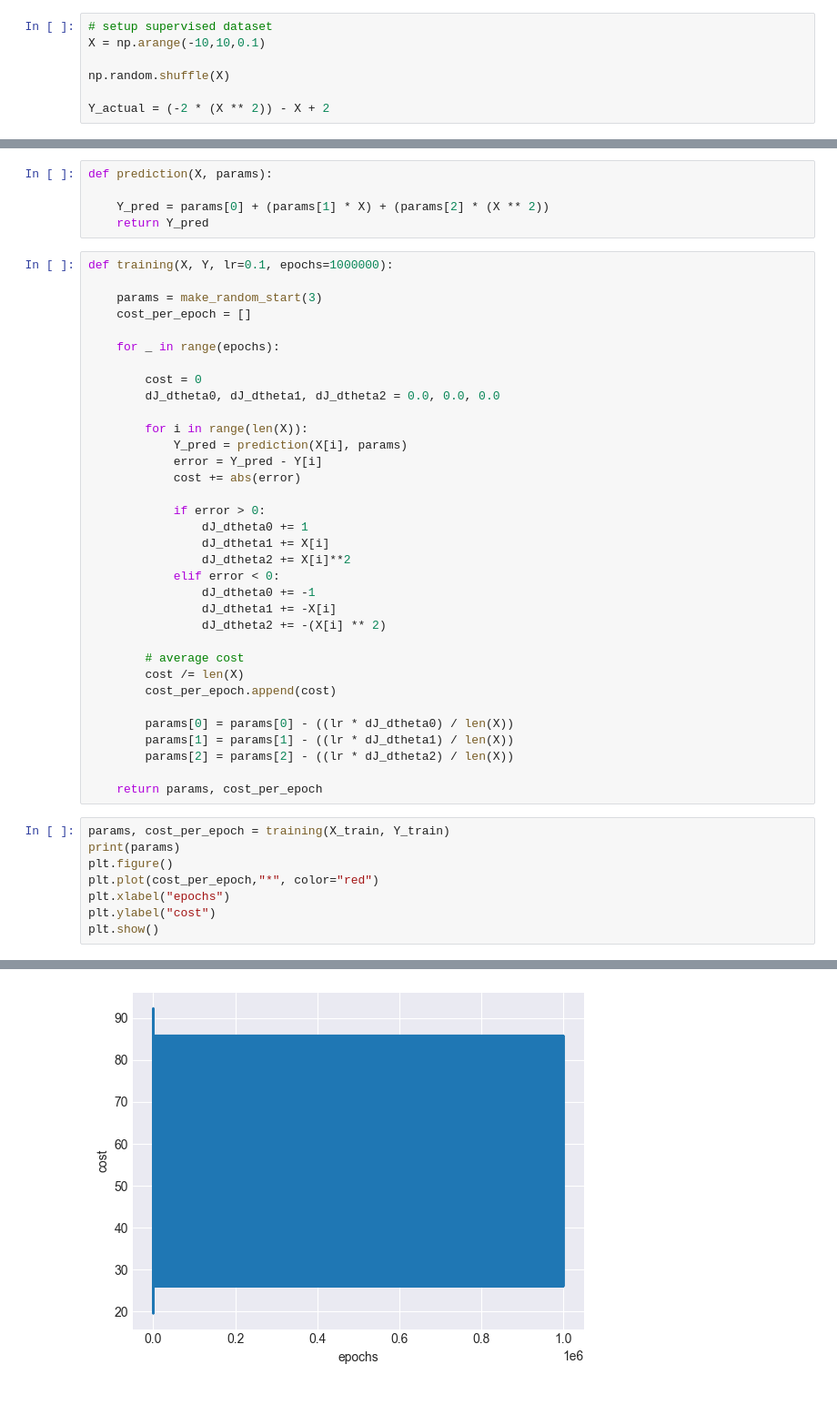
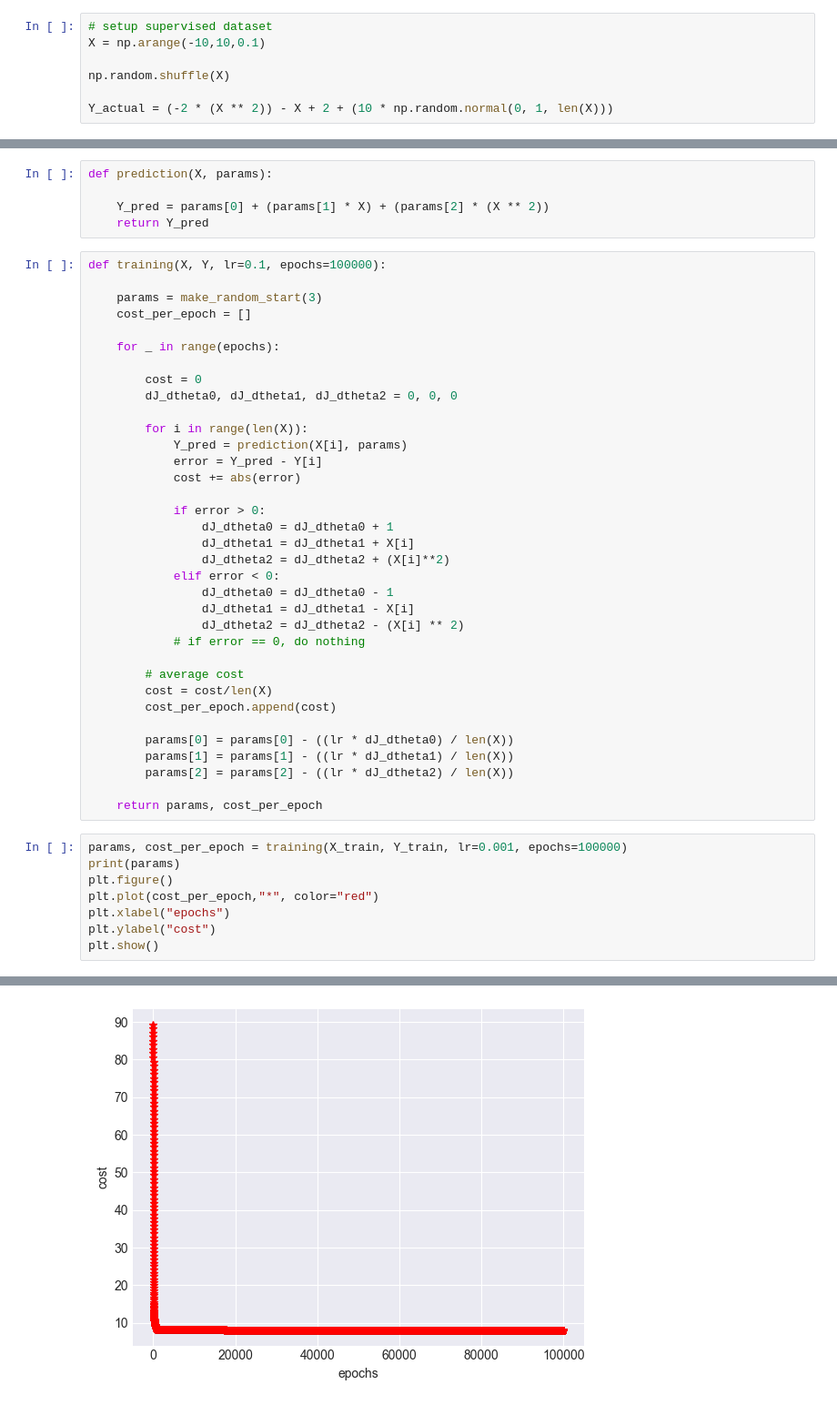
Before and after one commit to abhineel2707/enjoy-algorithms, a Jupyter notebook: 05-week/04-ml-using-mae.ipynb, the cells around one changed output, grey strips where cells are left out. Shown: that part at 91% size. Cells and saved outputs as stored; diff of their text form.

```diff
--- a/05-week/04-ml-using-mae.ipynb
+++ b/05-week/04-ml-using-mae.ipynb
@@ -10,7 +10,7 @@ X = np.arange(-10,10,0.1)
 
 np.random.shuffle(X)
 
-Y_actual = (-2 * (X ** 2)) - X + 2
+Y_actual = (-2 * (X ** 2)) - X + 2 + (10 * np.random.normal(0, 1, len(X)))
 # %%
 # split the dataset into training and testing
 def split_dataset(X, Y, train_percent=70):
@@ -51,7 +51,7 @@ def prediction(X, params):
     Y_pred = params[0] + (params[1] * X) + (params[2] * (X ** 2))
     return Y_pred
 # %%
-def training(X, Y, lr=0.1, epochs=1000000):
+def training(X, Y, lr=0.1, epochs=100000):
 
     params = make_random_start(3)
     cost_per_epoch = []
@@ -59,7 +59,7 @@ def training(X, Y, lr=0.1, epochs=1000000):
     for _ in range(epochs):
 
         cost = 0
-        dJ_dtheta0, dJ_dtheta1, dJ_dtheta2 = 0.0, 0.0, 0.0
+        dJ_dtheta0, dJ_dtheta1, dJ_dtheta2 = 0, 0, 0
 
         for i in range(len(X)):
             Y_pred = prediction(X[i], params)
@@ -67,16 +67,17 @@ def training(X, Y, lr=0.1, epochs=1000000):
             cost += abs(error)
 
             if error > 0:
-                dJ_dtheta0 += 1
-                dJ_dtheta1 += X[i]
-                dJ_dtheta2 += X[i]**2
+                dJ_dtheta0 = dJ_dtheta0 + 1
+                dJ_dtheta1 = dJ_dtheta1 + X[i]
+                dJ_dtheta2 = dJ_dtheta2 + (X[i]**2)
             elif error < 0:
-                dJ_dtheta0 += -1
-                dJ_dtheta1 += -X[i]
-                dJ_dtheta2 += -(X[i] ** 2)
+                dJ_dtheta0 = dJ_dtheta0 - 1
+                dJ_dtheta1 = dJ_dtheta1 - X[i]
+                dJ_dtheta2 = dJ_dtheta2 - (X[i] ** 2)
+            # if error == 0, do nothing
 
         # average cost
-        cost /= len(X)
+        cost = cost/len(X)
         cost_per_epoch.append(cost)
 
         params[0] = params[0] - ((lr * dJ_dtheta0) / len(X))
@@ -85,7 +86,7 @@ def training(X, Y, lr=0.1, epochs=1000000):
 
     return params, cost_per_epoch
 # %%
-params, cost_per_epoch = training(X_train, Y_train)
+params, cost_per_epoch = training(X_train, Y_train, lr=0.001, epochs=100000)
 print(params)
 plt.figure()
 plt.plot(cost_per_epoch,"*", color="red")
@@ -97 +98 @@ plt.show()
-[figure, old version]
+[figure, new version]
```
Also changed, not shown: parts of 5 cells of this notebook, 5 other files.
